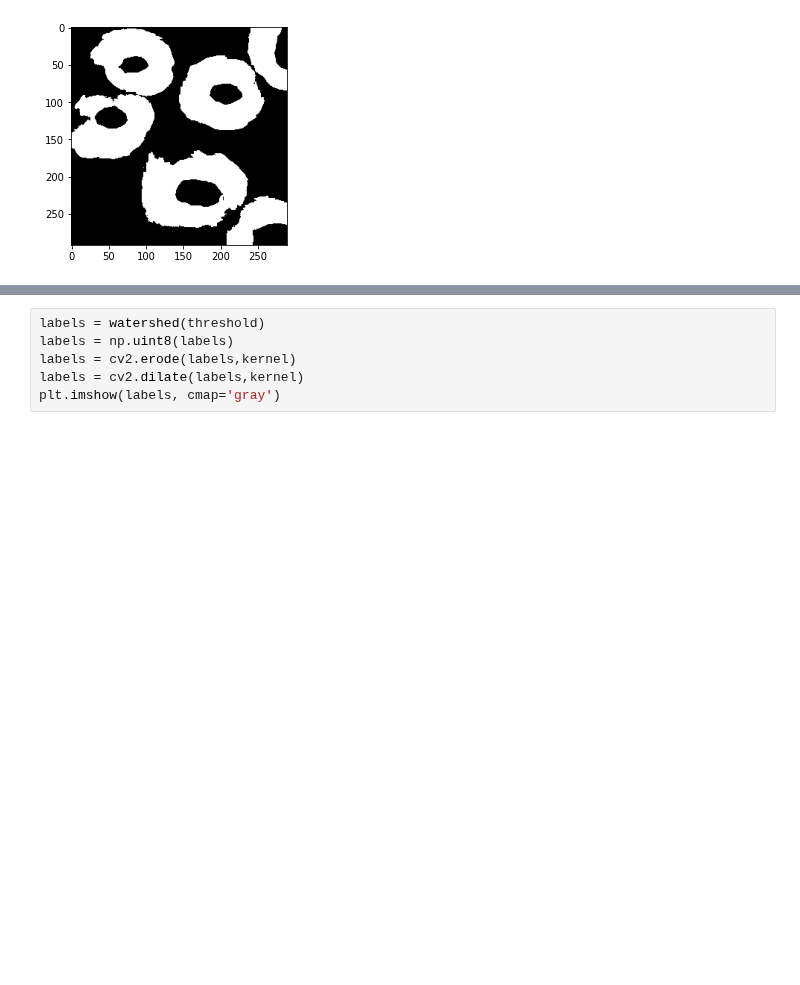
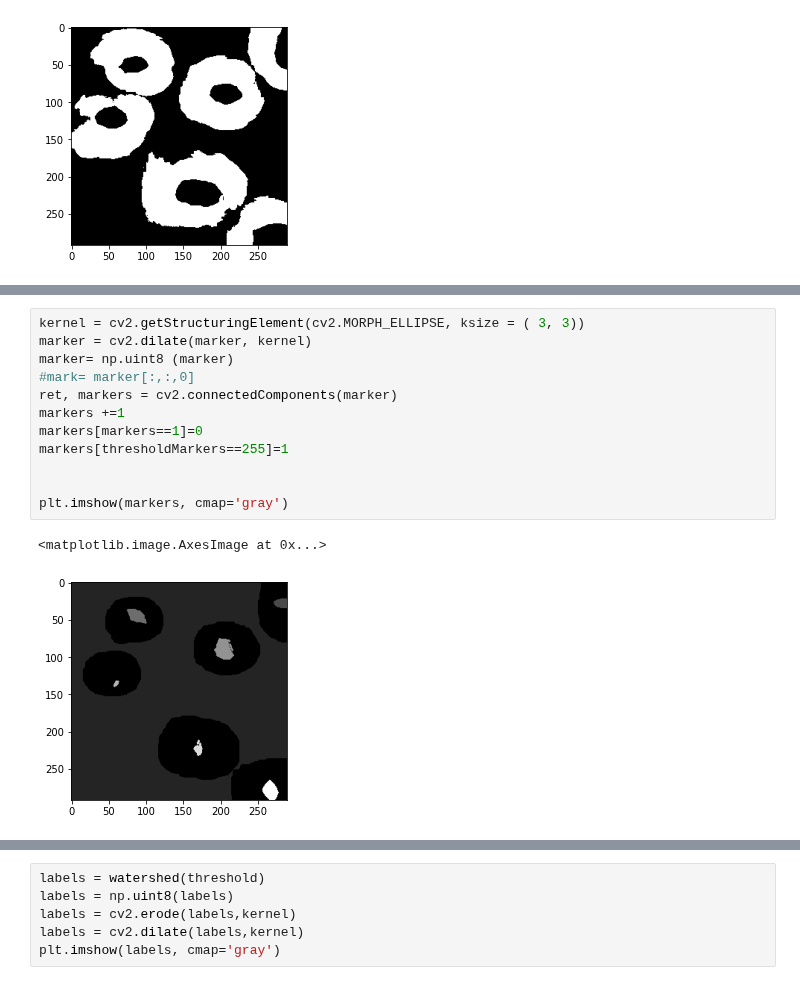
Before and after one commit to Debechelo/ComputerVision, a Jupyter notebook: Lab_6 python/Wat.ipynb, the cells around one changed output, grey strips where cells are left out. Cells and saved outputs as stored; diff of their text form; blank space fills up the shorter version.

```diff
--- a/Lab_6 python/Wat.ipynb
+++ b/Lab_6 python/Wat.ipynb
@@ -34,0 +50,15 @@ plt.imshow(threshold, cmap='gray')
+# %%
+kernel = cv2.getStructuringElement(cv2.MORPH_ELLIPSE, ksize = ( 3, 3))
+marker = cv2.dilate(marker, kernel)
+marker= np.uint8 (marker)
+#mark= marker[:,:,0]
+ret, markers = cv2.connectedComponents(marker)
+markers +=1
+markers[markers==1]=0
+markers[thresholdMarkers==255]=1
+
+
+plt.imshow(markers, cmap='gray')
+# %% [output]
+<matplotlib.image.AxesImage at 0x...>
+[figure, added]
```
Also changed, not shown: parts of 9 cells of this notebook, 20 other files.
